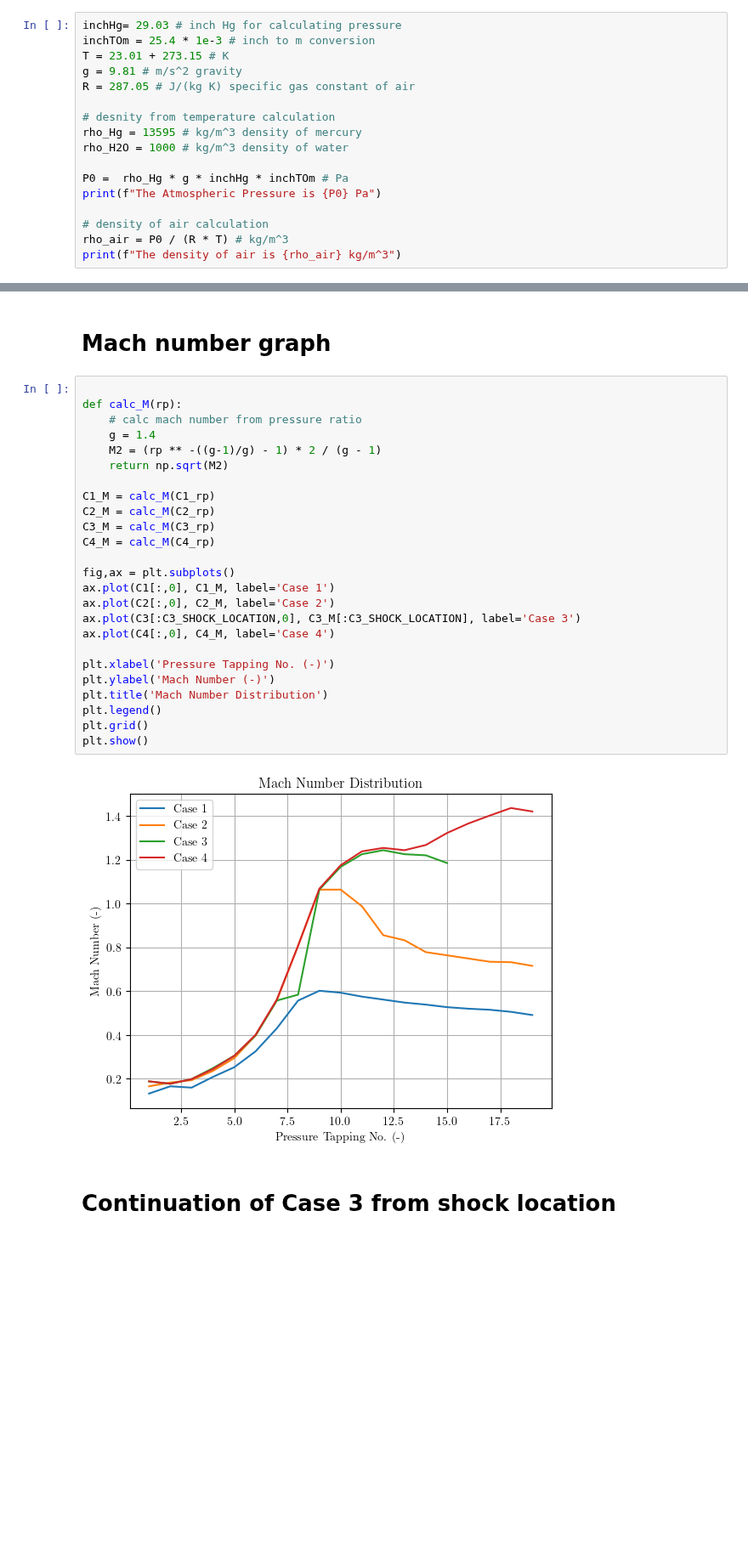
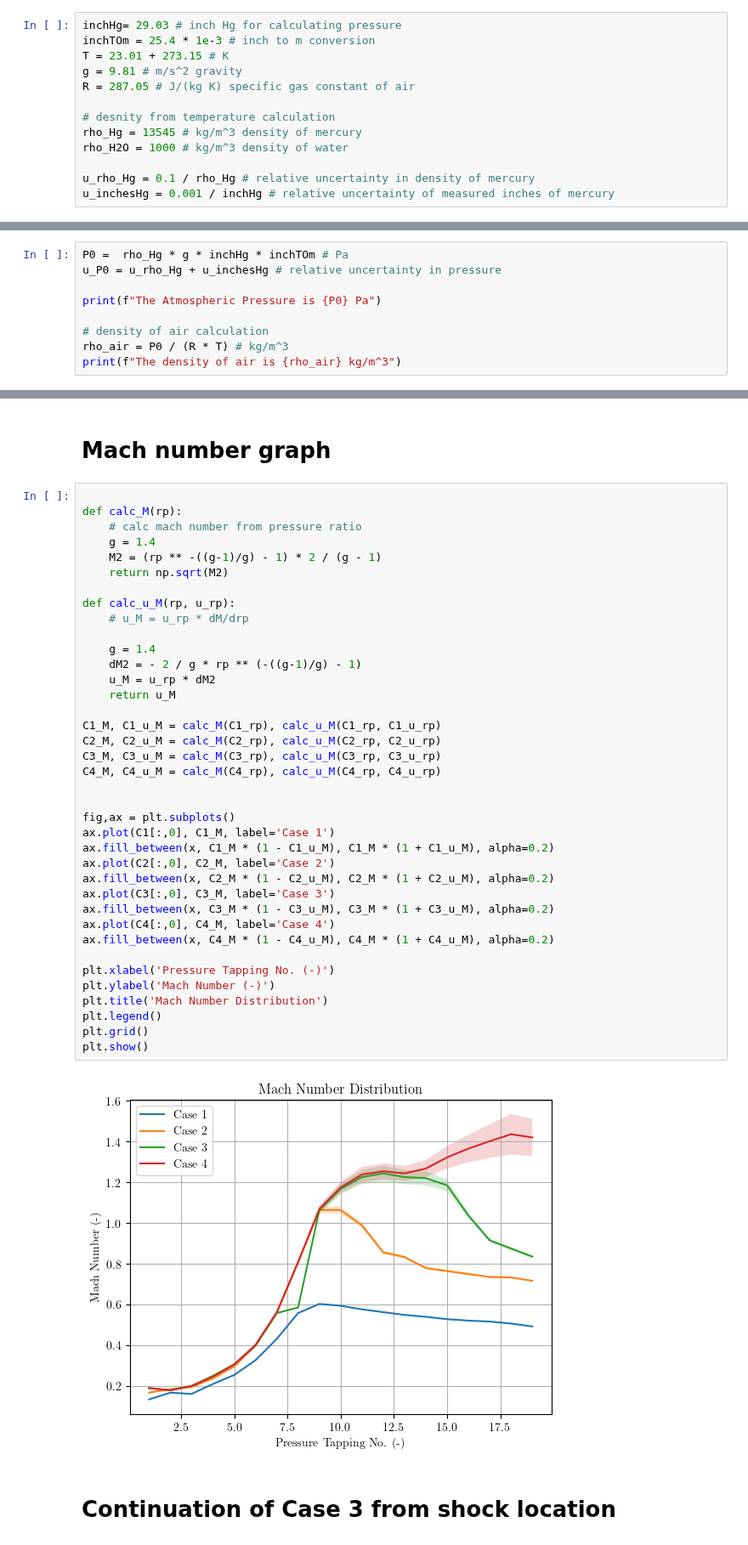
Before and after one commit to lpender3672/MEng-CW, a Jupyter notebook: IIA/3A3/Supersonic_Nozzle/analysis.ipynb, the cells around one changed output, grey strips where cells are left out. Shown at 85% size. Saved outputs shown, nothing was run; the diff lists cells and outputs as text; blank space fills up the shorter version.

```diff
--- a/IIA/3A3/Supersonic_Nozzle/analysis.ipynb
+++ b/IIA/3A3/Supersonic_Nozzle/analysis.ipynb
@@ -15,12 +15,8 @@ g = 9.81 # m/s^2 gravity
 R = 287.05 # J/(kg K) specific gas constant of air
 
 # desnity from temperature calculation
-rho_Hg = 13595 # kg/m^3 density of mercury
+rho_Hg = 13545 # kg/m^3 density of mercury
 rho_H2O = 1000 # kg/m^3 density of water
 
-P0 =  rho_Hg * g * inchHg * inchTOm # Pa
-print(f"The Atmospheric Pressure is {P0} Pa")
-
-# density of air calculation
-rho_air = P0 / (R * T) # kg/m^3
-print(f"The density of air is {rho_air} kg/m^3")
+u_rho_Hg = 0.1 / rho_Hg # relative uncertainty in density of mercury
+u_inchesHg = 0.001 / inchHg # relative uncertainty of measured inches of mercury
@@ -29,0 +23,9 @@ The density of air is 1.1567646786478845 kg/m^3
+# %%
+P0 =  rho_Hg * g * inchHg * inchTOm # Pa
+u_P0 = u_rho_Hg + u_inchesHg # relative uncertainty in pressure
+
+print(f"The Atmospheric Pressure is {P0} Pa")
+
+# density of air calculation
+rho_air = P0 / (R * T) # kg/m^3
+print(f"The density of air is {rho_air} kg/m^3")
@@ -102,30 +122,43 @@ plt.show()
 # %%
 
 def calc_M(rp):
     # calc mach number from pressure ratio
     g = 1.4
     M2 = (rp ** -((g-1)/g) - 1) * 2 / (g - 1)
     return np.sqrt(M2)
 
-C1_M = calc_M(C1_rp)
-C2_M = calc_M(C2_rp)
-C3_M = calc_M(C3_rp)
-C4_M = calc_M(C4_rp)
+def calc_u_M(rp, u_rp):
+    # u_M = u_rp * dM/drp
+
+    g = 1.4
+    dM2 = - 2 / g * rp ** (-((g-1)/g) - 1)
+    u_M = u_rp * dM2
+    return u_M
+
+C1_M, C1_u_M = calc_M(C1_rp), calc_u_M(C1_rp, C1_u_rp)
+C2_M, C2_u_M = calc_M(C2_rp), calc_u_M(C2_rp, C2_u_rp)
+C3_M, C3_u_M = calc_M(C3_rp), calc_u_M(C3_rp, C3_u_rp)
+C4_M, C4_u_M = calc_M(C4_rp), calc_u_M(C4_rp, C4_u_rp)
+
 
 fig,ax = plt.subplots()
 ax.plot(C1[:,0], C1_M, label='Case 1')
+ax.fill_between(x, C1_M * (1 - C1_u_M), C1_M * (1 + C1_u_M), alpha=0.2)
 ax.plot(C2[:,0], C2_M, label='Case 2')
-ax.plot(C3[:C3_SHOCK_LOCATION,0], C3_M[:C3_SHOCK_LOCATION], label='Case 3')
+ax.fill_between(x, C2_M * (1 - C2_u_M), C2_M * (1 + C2_u_M), alpha=0.2)
+ax.plot(C3[:,0], C3_M, label='Case 3')
+ax.fill_between(x, C3_M * (1 - C3_u_M), C3_M * (1 + C3_u_M), alpha=0.2)
 ax.plot(C4[:,0], C4_M, label='Case 4')
+ax.fill_between(x, C4_M * (1 - C4_u_M), C4_M * (1 + C4_u_M), alpha=0.2)
 
 plt.xlabel('Pressure Tapping No. (-)')
 plt.ylabel('Mach Number (-)')
 plt.title('Mach Number Distribution')
 plt.legend()
 plt.grid()
 plt.show()
 # %% [output]
-[figure, old version]
+[figure, new version]
 # %% [markdown]
 # Continuation of Case 3 from shock location
 # %%
```
Also changed, not shown: parts of 9 cells of this notebook, 9 other files.
